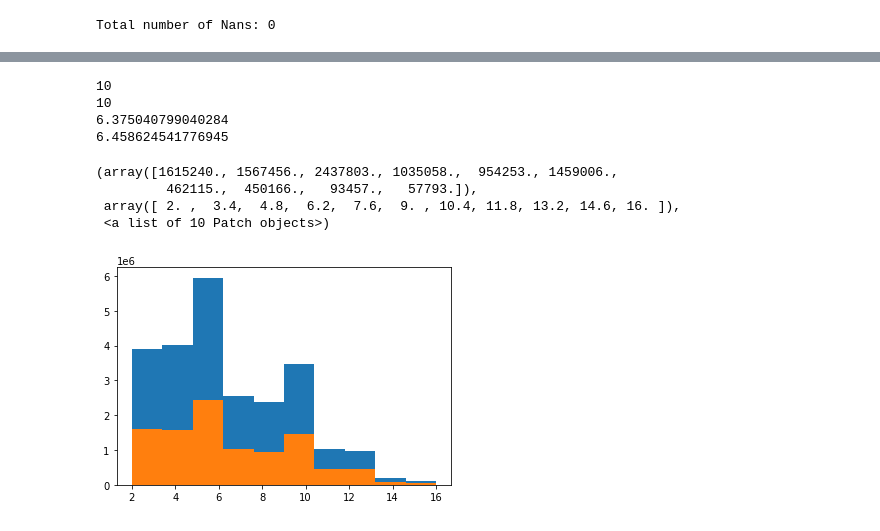
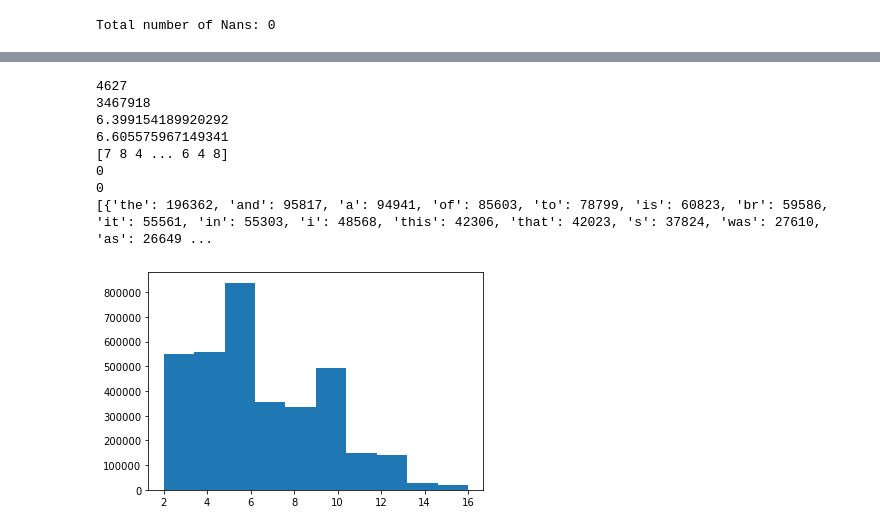
Before and after one commit to EmyArts/skiprnn-2017-telecombcn, a Jupyter notebook: src/postprocessing.ipynb, the cells around one changed output, grey strips where cells are left out. Drawn from its saved outputs; the diff is of its cells as text; code cells hidden in the pictures.

```diff
--- a/src/postprocessing.ipynb
+++ b/src/postprocessing.ipynb
@@ -301,22 +339,30 @@ plt.hist(nss_surp)
 # %%
-sr_surp = np.concatenate(s_read_surp)
-ss_surp = np.concatenate(s_skipped_surp)
+sr_surp = s_read_surp[0]
+ss_surp = s_skipped_surp[0]
 
-print(len(s_skipped_surp))
-print(len(s_read_surp))
+print(len(ss_surp))
+print(len(sr_surp))
 
 print(sr_surp.mean())
 print(ss_surp.mean())
 
 plt.hist(sr_surp)
-plt.hist(ss_surp)
+# plt.hist(ss_surp)
+
+print(ss_surp)
+
+print(np.count_nonzero(sr_surp == 0))
+print(np.count_nonzero(ss_surp == 0))
+
+print(s_read_vocab)
+print(s_skipped_vocab)
 # %% [output]
-10
-10
-6.375040799040284
-6.458624541776945
+4627
+3467918
+6.399154189920292
+6.605575967149341
+[7 8 4 ... 6 4 8]
+0
+0
+[{'the': 196362, 'and': 95817, 'a': 94941, 'of': 85603, 'to': 78799, 'is': 60823, 'br': 59586, 'it': 55561, 'in': 55303, 'i': 48568, 'this': 42306, 'that': 42023, 's': 37824, 'was': 27610, 'as': 26649 ...
-(array([1615240., 1567456., 2437803., 1035058.,  954253., 1459006.,
-         462115.,  450166.,   93457.,   57793.]),
- array([ 2. ,  3.4,  4.8,  6.2,  7.6,  9. , 10.4, 11.8, 13.2, 14.6, 16. ]),
- <a list of 10 Patch objects>)
-[figure, old version]
+[figure, new version]
```
Also changed, not shown: parts of 15 cells of this notebook, 2 other files.
